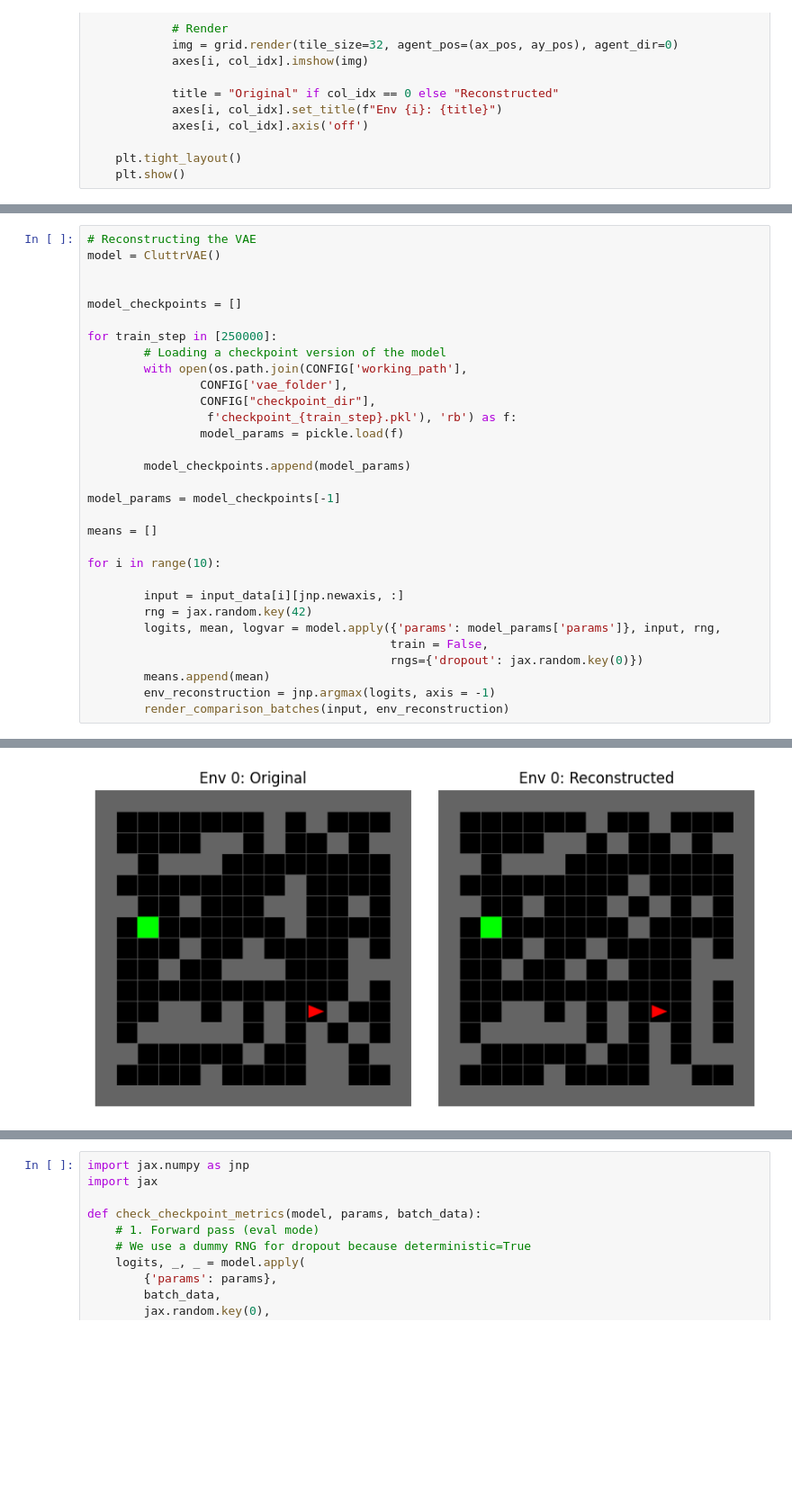
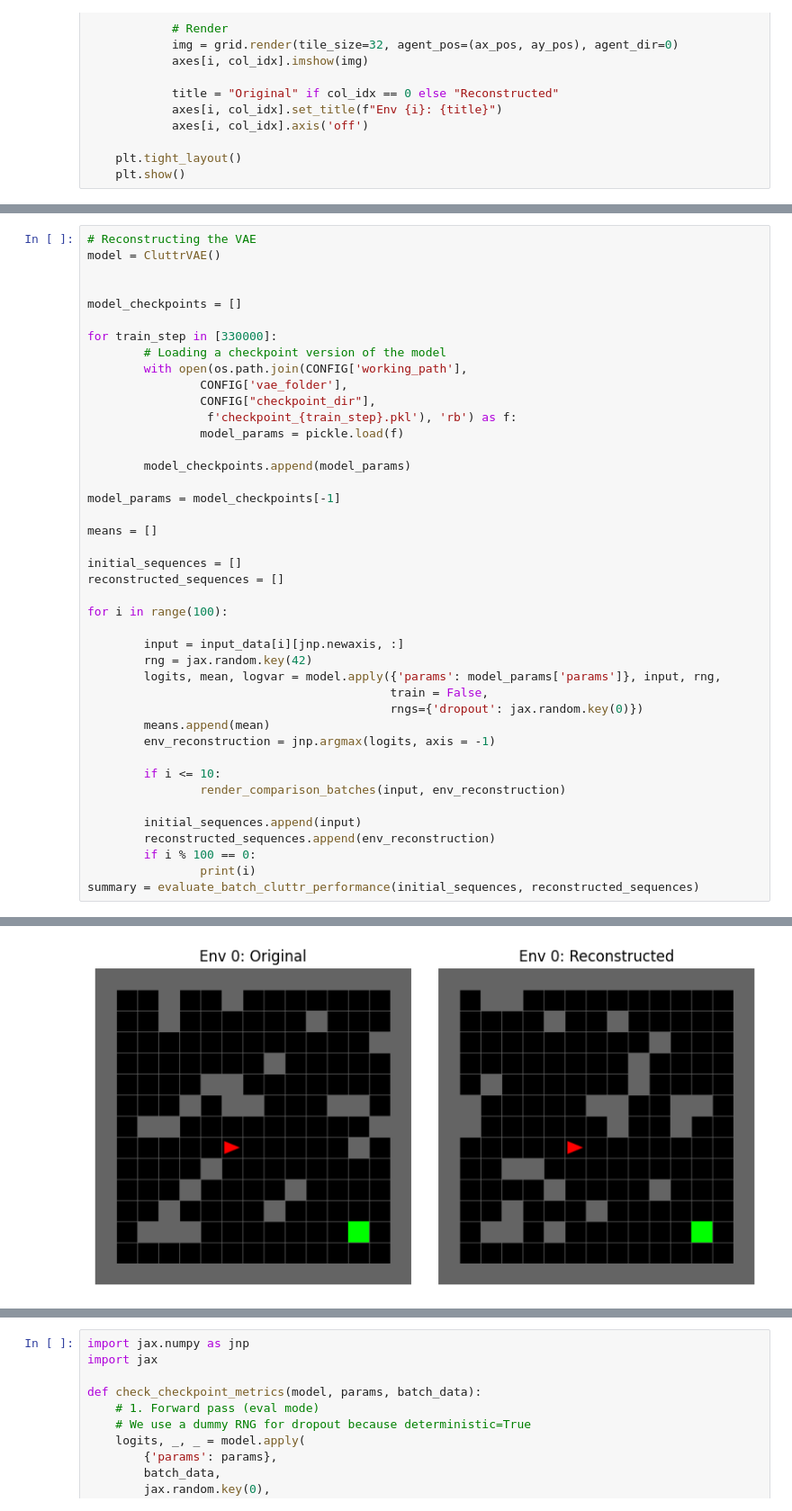
Before and after one commit to khyledhanani/superintelligence, a Jupyter notebook: vae/test_vae.ipynb, the cells around one changed output, grey strips where cells are left out. Shown at 90% size. Cells and saved outputs as stored; diff of their text form; blank space fills up the shorter version.

```diff
--- a/vae/test_vae.ipynb
+++ b/vae/test_vae.ipynb
@@ -96,7 +177,7 @@ model = CluttrVAE()
 
 model_checkpoints = []
 
-for train_step in [250000]:
+for train_step in [330000]:
         # Loading a checkpoint version of the model
         with open(os.path.join(CONFIG['working_path'],
                 CONFIG['vae_folder'],
@@ -110,7 +191,10 @@ model_params = model_checkpoints[-1]
 
 means = []
 
-for i in range(10):
+initial_sequences = []
+reconstructed_sequences = []
+
+for i in range(100):
 
         input = input_data[i][jnp.newaxis, :]
         rng = jax.random.key(42)
@@ -119,5 +203,13 @@ for i in range(10):
                                            rngs={'dropout': jax.random.key(0)})
         means.append(mean)
         env_reconstruction = jnp.argmax(logits, axis = -1)
-        render_comparison_batches(input, env_reconstruction)
+
+        if i <= 10:
+                render_comparison_batches(input, env_reconstruction)
+
+        initial_sequences.append(input)
+        reconstructed_sequences.append(env_reconstruction)
+        if i % 100 == 0:
+                print(i)
+summary = evaluate_batch_cluttr_performance(initial_sequences, reconstructed_sequences)
 # %% [output]
@@ -130 +223 @@ for i in range(10):
-[figure, old version]
+[figure, new version]
```
Also changed, not shown: parts of 12 cells of this notebook, 6 other files.
